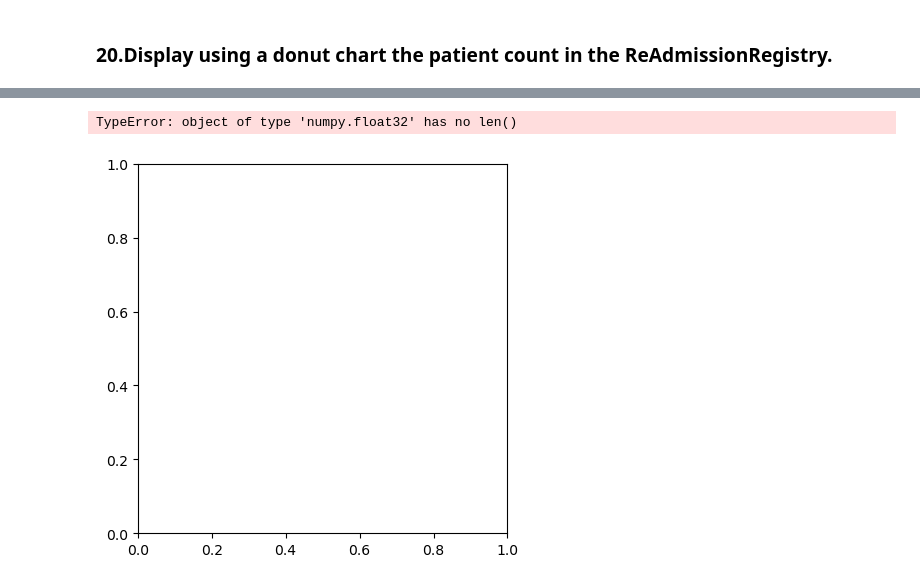
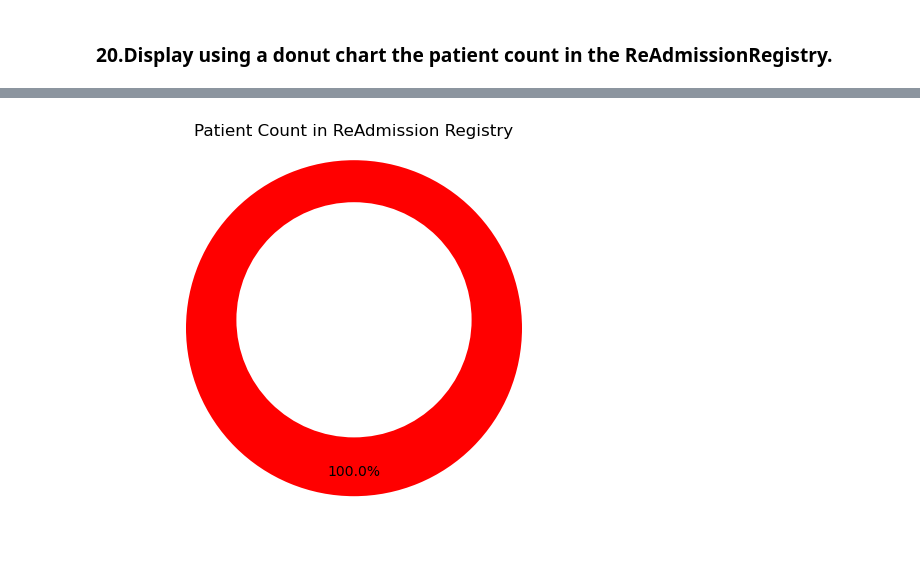
Before and after one commit to Amitha-sridhar/Py-Coders, a Jupyter notebook: PY-Coders_Lavanya.ipynb, the cells around one changed output, grey strips where cells are left out. Saved outputs shown, nothing was run; the diff lists cells and outputs as text; code cells hidden in the pictures; blank space fills up the shorter version.

```diff
--- a/PY-Coders_Lavanya.ipynb
+++ b/PY-Coders_Lavanya.ipynb
@@ -17,2 +15,0 @@ EDVisits = df_hosp['EDVisits']
-# %%
-df_hosp = pd.read_excel('HospitalDatabase.xlsx',sheet_name = None)
@@ -401,17 +337,0 @@ import numpy as np
-# %%
-df = re_adm['PatientID'].count()
-df
-colors = ['#FF0000']
-explode = (0.05)
-plt.pie(df, colors=colors,autopct='%1.1f%%', pctdistance=0.85, explode=explode)
-centre_circle = plt.Circle((0, 0), 0.70, fc='white')
-fig = plt.gcf()
-
-
-fig.gca().add_artist(centre_circle)
-plt.axis('equal')
-
-plt.show()
-# %% [output]
-TypeError: object of type 'numpy.float32' has no len()
-[figure, removed]
@@ -417,0 +340,20 @@ TypeError: object of type 'numpy.float32' has no len()
+# %%
+import matplotlib.pyplot as plt
+
+
+df = re_adm['PatientID'].count()
+colors = ['#FF0000']
+explode = (0.05,)
+plt.pie([df], colors=colors, autopct='%1.1f%%', pctdistance=0.85, explode=explode, startangle=90)
+centre_circle = plt.Circle((0,0),0.70,fc='white')
+
+
+fig = plt.gcf()
+fig.gca().add_artist(centre_circle)
+
+# Equal aspect ratio ensures that pie is drawn as a circle
+plt.axis('equal')
+plt.title('Patient Count in ReAdmission Registry')
+plt.show()
+# %% [output]
+[figure, added]
```
Also changed, not shown: parts of 22 cells of this notebook.
